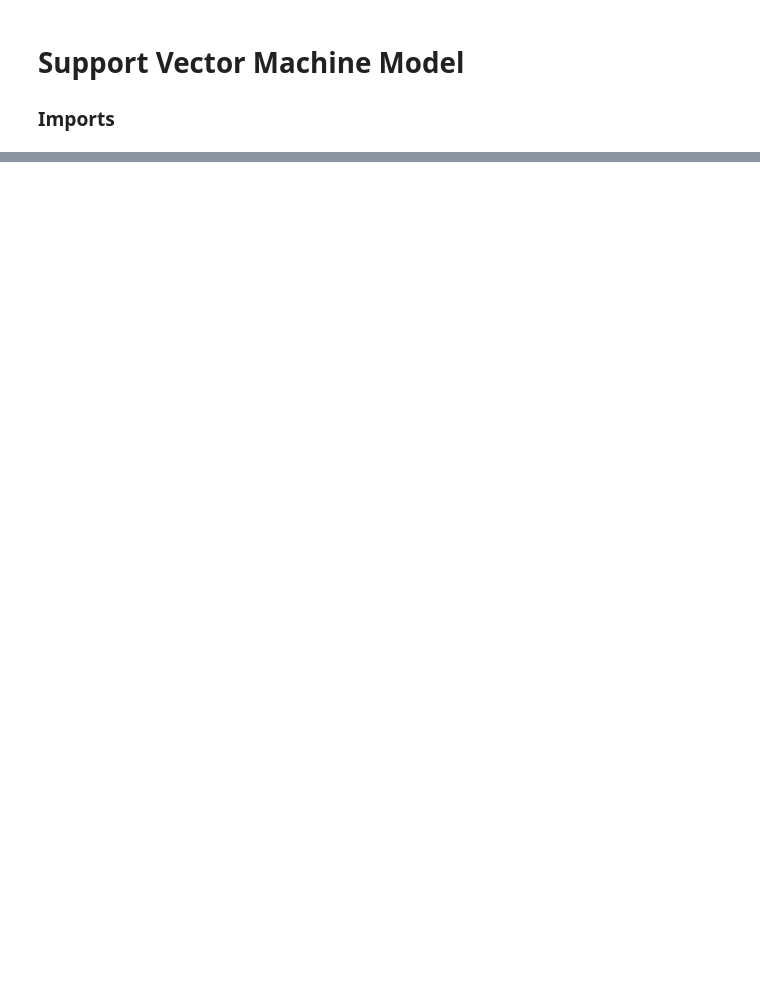
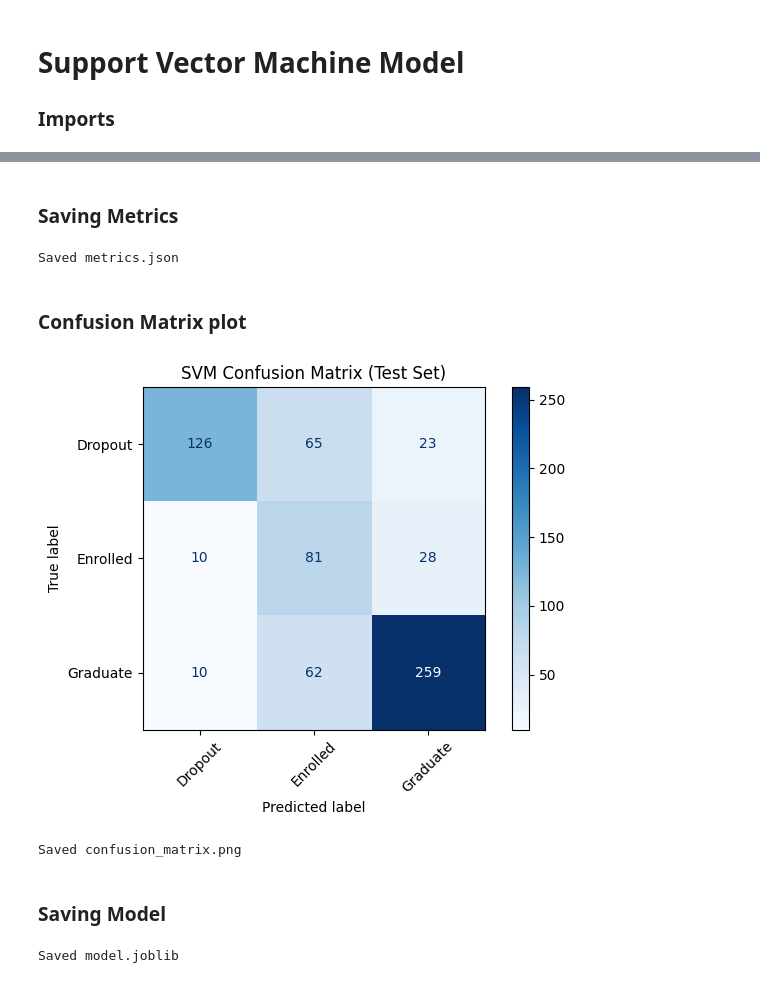
Before and after one commit to umangaamatya/artificial-intelligence-coursework, a Jupyter notebook: notebooks/04_svm.ipynb, the cells around one changed output, grey strips where cells are left out. Saved outputs shown, nothing was run; the diff lists cells and outputs as text; code cells hidden in the pictures; blank space fills up the shorter version.

```diff
--- a/notebooks/04_svm.ipynb
+++ b/notebooks/04_svm.ipynb
@@ -21,0 +125,5 @@ ModuleNotFoundError: No module named 'matplotlib'
+# %%
+with open(f"{MODEL_DIR}/best_params.json", "w") as f:
+    json.dump(best_params, f, indent=2)
+
+print("Saved best_params.json")
@@ -21,0 +134,9 @@ ModuleNotFoundError: No module named 'matplotlib'
+# %%
+test_preds = best_model.predict(X_test)
+test_acc = accuracy_score(y_test, test_preds)
+cm = confusion_matrix(y_test, test_preds)
+
+print("Test Accuracy:", round(test_acc, 4))
+print("\nConfusion Matrix:\n", cm)
+print("\nClassification Report (Test):")
+print(classification_report(y_test, test_preds))
@@ -21,0 +161,40 @@ ModuleNotFoundError: No module named 'matplotlib'
+# %% [markdown]
+### Saving Metrics
+# %%
+metrics = {
+    "model": "SVM (RBF)",
+    "accuracy": float(test_acc),
+    "best_params": best_params,
+    "confusion_matrix": cm.tolist(),
+    "classification_report": classification_report(
+        y_test, test_preds, output_dict=True
+    )
+}
+
+with open(f"{MODEL_DIR}/metrics.json", "w") as f:
+    json.dump(metrics, f, indent=2)
+
+print("Saved metrics.json")
+# %% [output]
+Saved metrics.json
+# %% [markdown]
+### Confusion Matrix plot
+# %%
+disp = ConfusionMatrixDisplay(confusion_matrix=cm, display_labels=sorted(y_test.unique()))
+disp.plot(cmap="Blues", xticks_rotation=45)
+plt.title("SVM Confusion Matrix (Test Set)")
+plt.tight_layout()
+plt.savefig(f"{MODEL_DIR}/confusion_matrix.png")
+plt.show()
+
+print("Saved confusion_matrix.png")
+# %% [output]
+[figure, added]
+Saved confusion_matrix.png
+# %% [markdown]
+### Saving Model
+# %%
+joblib.dump(best_model, f"{MODEL_DIR}/model.joblib")
+print("Saved model.joblib")
+# %% [output]
+Saved model.joblib
```
Also changed, not shown: parts of 14 cells of this notebook, 2 other files.
